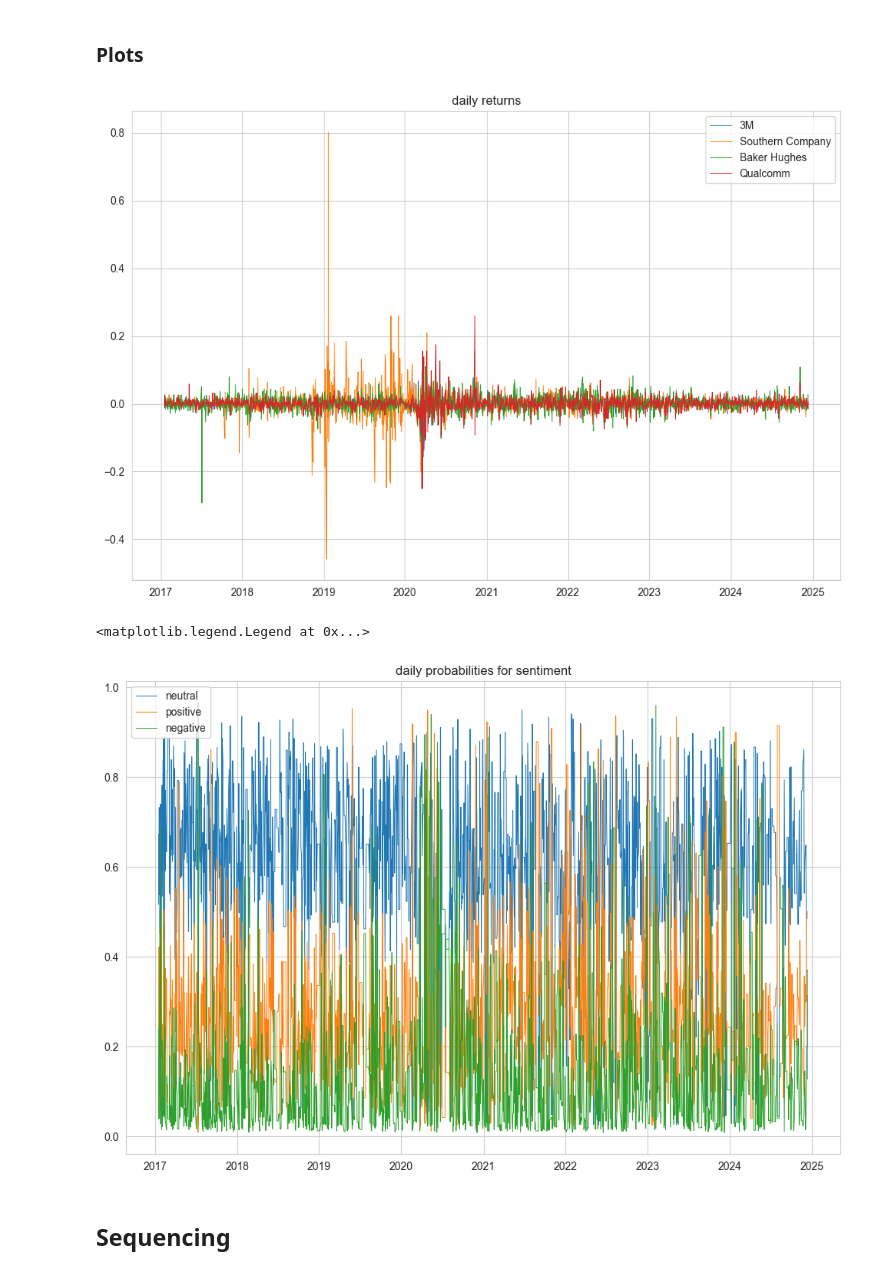
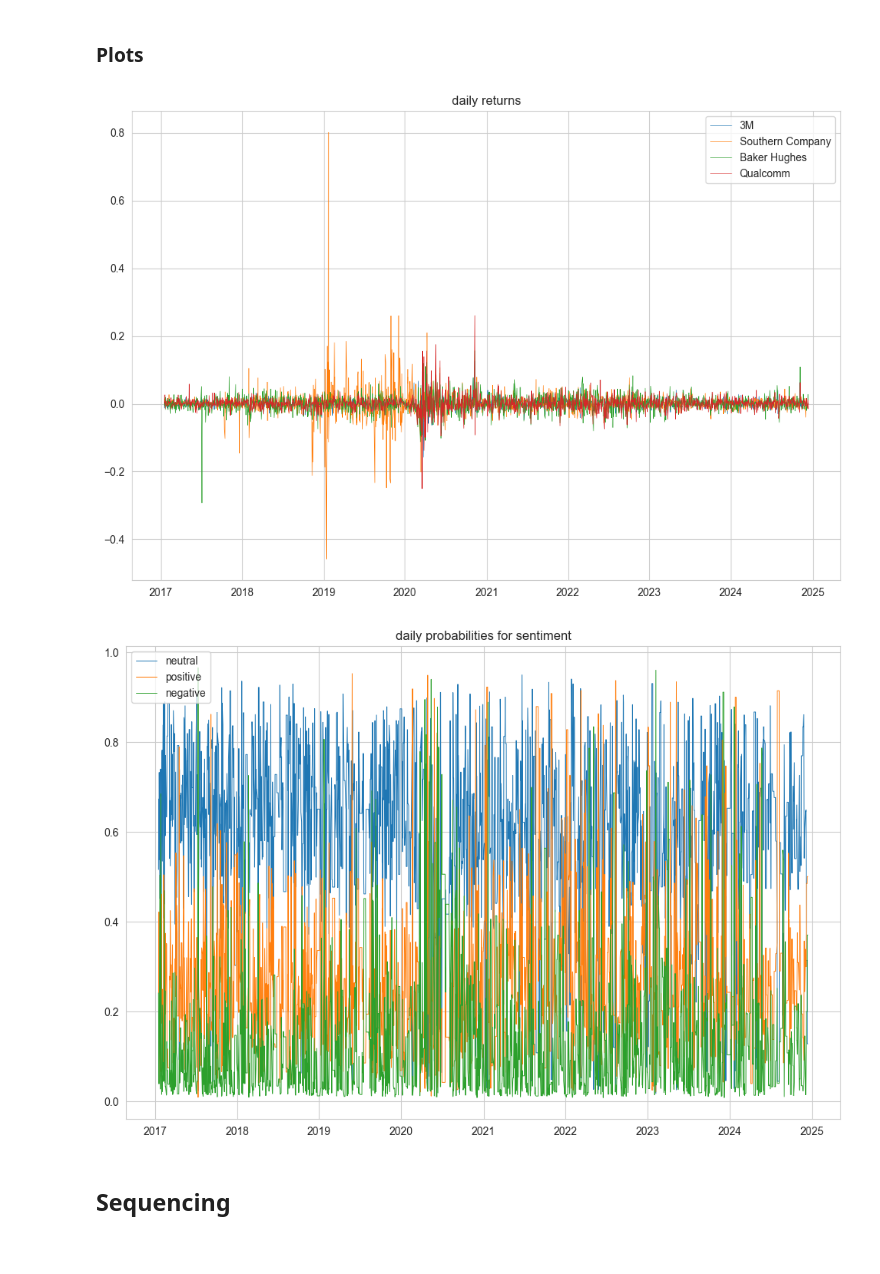
Before and after one commit to rrrbbb1/lstm-stock-prediction, a Jupyter notebook: notebook.ipynb, the cells around one changed output. Saved outputs shown, nothing was run; the diff lists cells and outputs as text; code cells hidden in the pictures.

```diff
--- a/notebook.ipynb
+++ b/notebook.ipynb
@@ -101,7 +101,7 @@ def dates_filtering(news, df):
     filtered_df = df[df['date'].isin(common_dates)]
     return filtered_news, filtered_df
 # %%
-def preprocessing(news, df, include_news=True):
+def mixing_data(news, df, include_news=True):
     data = []
     companies = df['Company'].drop_duplicates().values
     features = 400
@@ -188,8 +207,6 @@ When we include sentiment data, we add three columns: positive, negative, neutra
 df = pd.read_csv('data/sp500_prices.csv')
 df['date'] = pd.to_datetime(df['Date'])
 df = df.drop(columns=['Date'])
-companies = df['Company'].unique().tolist()
-dates = df['date'].drop_duplicates().values
 # %%
 # Load and preprocess `news`
 news = pd.read_csv('data/bis_press_releases.csv')
@@ -399,8 +436,6 @@ news['date'] = pd.to_datetime(news['date'], format='%d %b %Y')
 df = pd.read_csv('data/sp500_prices.csv')
 df['date'] = pd.to_datetime(df['Date'])
 df = df.drop(columns=['Date'])
-companies = df['Company'].unique().tolist()
-dates = df['date'].drop_duplicates().values
 # %% [markdown]
 ## Processing news data
 # %%
@@ -437,7 +476,7 @@ news = sentiment_labelling(news)
 # %%
 news, df = dates_filtering(news, df)
 # %%
-data = preprocessing(news, df, include_news=True)
+data = mixing_data(news, df, include_news=True)
 # %% [output]
 Combined data shape: (403, 1992)
 # %% [markdown]
@@ -447,13 +486,13 @@ dates = df['date'].drop_duplicates().values
 # %%
 plt.figure(figsize=(12, 8))
 sns.set_style('whitegrid')
 for k in range(4):
-    plt.plot(dates[1:], data[k], label=companies[k], linewidth=0.7)
+    plt.plot(dates[1:], data[k], label=companies[k], linewidth=0.5)
 plt.title('daily returns')
 plt.legend()
 plt.show()
 # %% [output]
-[figure, old version]
+[figure, new version]
 # %%
 plt.figure(figsize=(12, 8))
 sns.set_style('whitegrid')
@@ -462,8 +501,8 @@ plt.plot(dates[1:], data[-2], label='positive', linewidth=0.7)
 plt.plot(dates[1:], data[-3], label='negative', linewidth=0.7)
 plt.title('daily probabilities for sentiment')
 plt.legend()
+plt.show()
 # %% [output]
-<matplotlib.legend.Legend at 0x...>
 [figure]
 # %% [markdown]
 ## Sequencing
```
Also changed, not shown: parts of 15 cells of this notebook.
